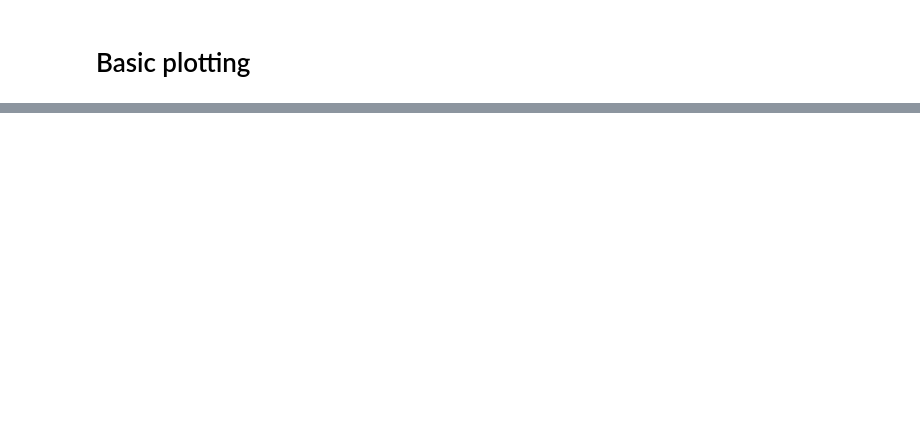
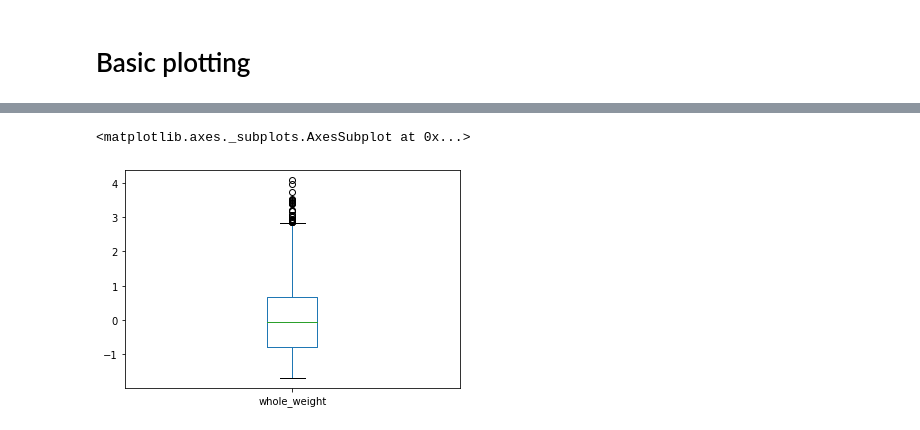
Before and after one commit to sipocz/Colab, a Jupyter notebook: Day1_Task_handout_SL.ipynb, the cells around one changed output, grey strips where cells are left out. Cells and saved outputs as stored; diff of their text form; code cells hidden in the pictures; blank space fills up the shorter version.

```diff
--- a/Day1_Task_handout_SL.ipynb
+++ b/Day1_Task_handout_SL.ipynb
@@ -324,0 +376,38 @@ df.head()
+# %%
+#convert the float value of the "rings" coluimn to an integer, since who saw any partial rings anyway? :-)
+# pd.Series([np.nan, 100.5, 200], dtype=np.dtype("float")),
+import numpy as np
+#pd['rings'] = pd['rings'].astype(string)
+#df.rings.replace(to_replace="9,0",value="9.0",inplace=True)
+df.rings=df.rings.str.replace(",",".")
+df.rings.convert_dtypes(convert_integer=True)
+df.rings=pd.to_numeric(df.rings,downcast="integer")
+df.height=df.height.str.replace(",",".")
+df.height.convert_dtypes(convert_integer=True)
+df.height=pd.to_numeric(df.height,downcast="float")
+df.length=df.length.str.replace(",",".")
+df.length.convert_dtypes(convert_integer=True)
+df.length=pd.to_numeric(df.length,downcast="float")
+
+df.whole_weight=df.whole_weight.str.replace(",",".")
+df.whole_weight.convert_dtypes(convert_integer=True)
+df.whole_weight=pd.to_numeric(df.whole_weight,downcast="float")
+
+df.shell_weight=df.shell_weight.str.replace(",",".")
+df.shell_weight.convert_dtypes(convert_integer=True)
+df.shell_weight=pd.to_numeric(df.shell_weight,downcast="float")
+
+
+df.diameter=df.diameter.str.replace(",",".")
+df.diameter.convert_dtypes(convert_integer=True)
+df.diameter=pd.to_numeric(df.diameter,downcast="float")
+
+df.shucked_weight=df.shucked_weight.str.replace(",",".")
+df.shucked_weight.convert_dtypes(convert_integer=True)
+df.shucked_weight=pd.to_numeric(df.shucked_weight,downcast="float")
+
+df.viscera_weight=df.viscera_weight.str.replace(",",".")
+df.viscera_weight.convert_dtypes(convert_integer=True)
+df.viscera_weight=pd.to_numeric(df.viscera_weight,downcast="float")
+
+df.head()
@@ -345,11 +481,11 @@ df_numeric.head()
 # %%
 # Calculate the mean of the df_numeric in one go
 # If done right, this will be a Pandas.Series obejct (a kind of vector) of means
-mean =
+mean = df_numeric.mean()
 
 # Calculate the standard deviation of the df_numeric in one go
 # If done right, this will be a Pandas.Series obejct (a kind of vector) of means
-std =
+std = df_numeric.std()
 
 # Now we apply the two Series calculated for normalization in one go for the whole df
 df_numeric_std = (df_numeric - mean) / std
@@ -369,2 +542,7 @@ df.length.plot.box(figsize=(8,8)); # the semicolon is to stop Jupyter from "prin
+# %%
+df.whole_weight.plot.box()
+# %% [output]
+<matplotlib.axes._subplots.AxesSubplot at 0x...>
+[figure, added]
 # %%
 # Do a histogram with 20 bins for the "length" data
```
Also changed, not shown: parts of 20 cells of this notebook.
